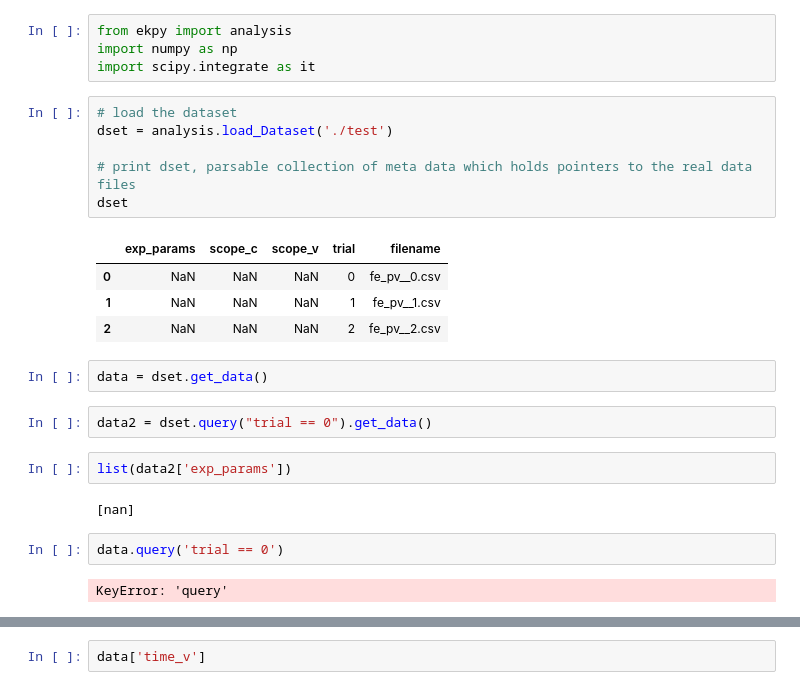
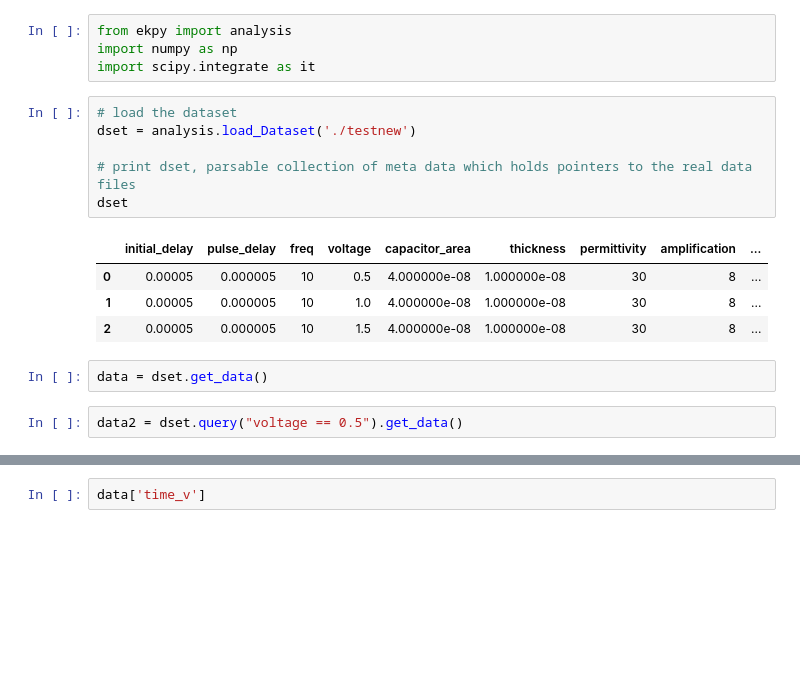
Before and after one commit to ElPsyKurisu/FE, a Jupyter notebook: analysis.ipynb, the cells around one changed output, grey strips where cells are left out. Drawn from its saved outputs; the diff is of its cells as text; blank space fills up the shorter version.

Commit message:
more updates to analysis
made new file path with better meta data sorting

```diff
--- a/analysis.ipynb
+++ b/analysis.ipynb
@@ -4,24 +4,16 @@ import numpy as np
 import scipy.integrate as it
 # %%
 # load the dataset
-dset = analysis.load_Dataset('./test')
+dset = analysis.load_Dataset('./testnew')
 
 # print dset, parsable collection of meta data which holds pointers to the real data files
 dset
 # %% [output]
-|  | exp_params | scope_c | scope_v | trial | filename |
-| 0 | NaN | NaN | NaN | 0 | fe_pv__0.csv |
-| 1 | NaN | NaN | NaN | 1 | fe_pv__1.csv |
-| 2 | NaN | NaN | NaN | 2 | fe_pv__2.csv |
+|  | initial_delay | pulse_delay | freq | voltage | capacitor_area | thickness | permittivity | amplification | ... |
+| 0 | 0.00005 | 0.000005 | 10 | 0.5 | 4.000000e-08 | 1.000000e-08 | 30 | 8 | ... |
+| 1 | 0.00005 | 0.000005 | 10 | 1.0 | 4.000000e-08 | 1.000000e-08 | 30 | 8 | ... |
+| 2 | 0.00005 | 0.000005 | 10 | 1.5 | 4.000000e-08 | 1.000000e-08 | 30 | 8 | ... |
 # %%
 data = dset.get_data()
 # %%
-data2 = dset.query("trial == 0").get_data()
+data2 = dset.query("voltage == 0.5").get_data()
-# %%
-list(data2['exp_params'])
-# %% [output]
-[nan]
-# %%
-data.query('trial == 0')
-# %% [output]
-KeyError: 'query'
```
Also changed, not shown: parts of 8 cells of this notebook, 6 other files.
